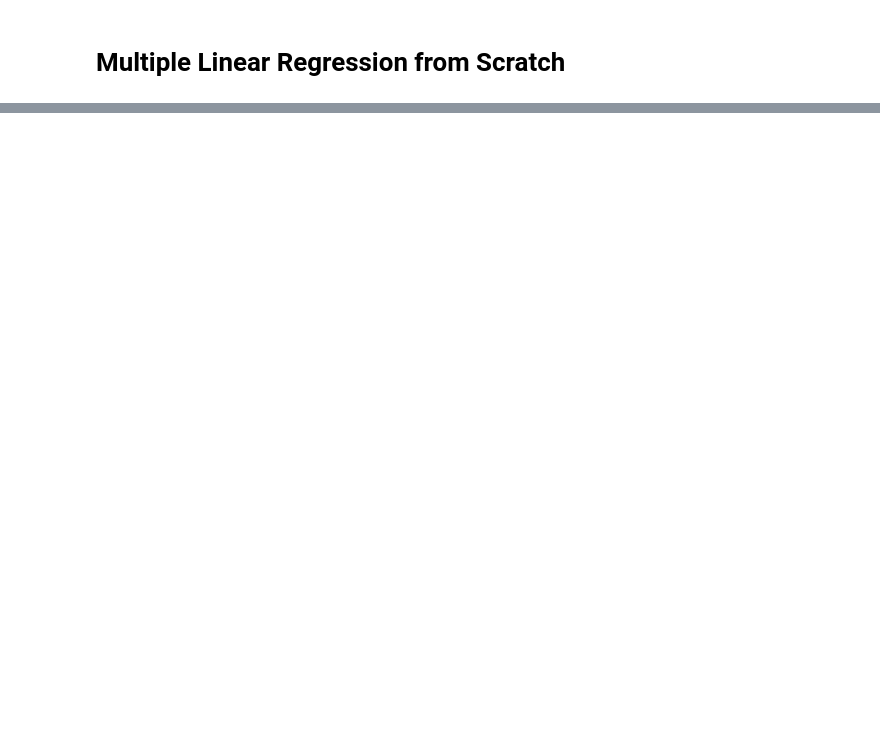
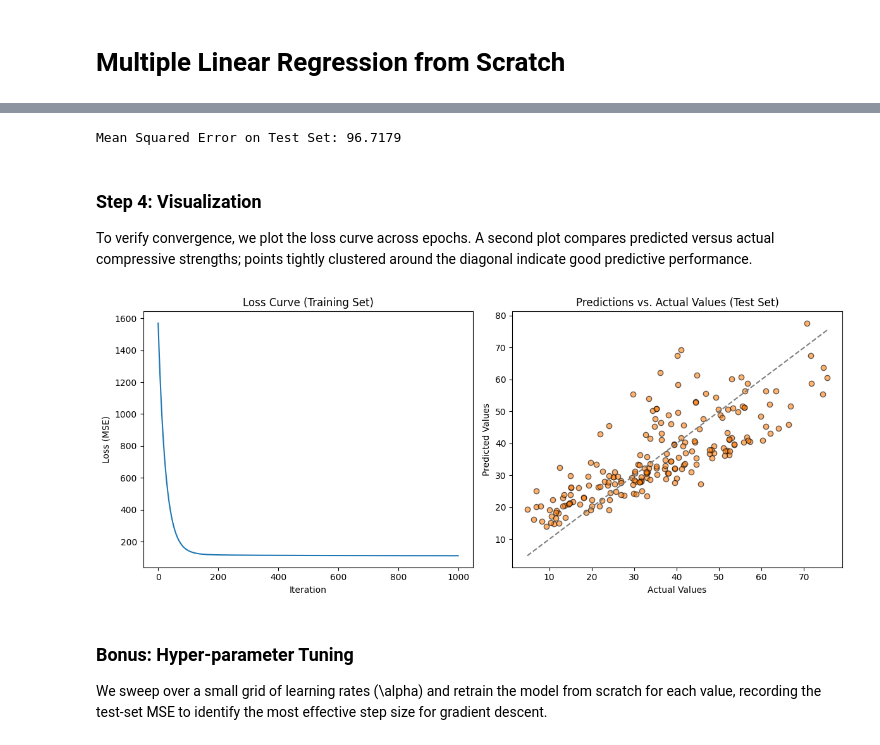
Before and after one commit to Atik203/AI-Practice, a Jupyter notebook: assignment.ipynb, the cells around one changed output, grey strips where cells are left out. Drawn from its saved outputs; the diff is of its cells as text; code cells hidden in the pictures; blank space fills up the shorter version.

```diff
--- a/assignment.ipynb
+++ b/assignment.ipynb
@@ -31 +157,47 @@ Here, we initialize the model parameters (theta and bias) and train the model us
+# %%
+# Forward pass on the normalized test features (ŷ_test = X_test θ + b) — implements test hypothesis (Eq. 6)
+y_pred_test = np.dot(X_test, theta) + b
+
+# Compute test MSE using the same formula as during training (Eq. 6)
+mse = np.mean((y_pred_test - y_test) ** 2)
+print(f'Mean Squared Error on Test Set: {mse:.4f}')
+# %% [output]
+Mean Squared Error on Test Set: 96.7179
+# %% [markdown]
+### Step 4: Visualization
+
+To verify convergence, we plot the loss curve across epochs.  A second plot compares predicted versus actual compressive strengths; points tightly clustered around the diagonal indicate good predictive performance.
+# %%
+import matplotlib.pyplot as plt
+
+plt.figure(figsize=(12, 5))
+
+# ----------------------------------------------------------------------------
+# Plot 1: Training loss vs. iteration to monitor gradient descent convergence
+# ----------------------------------------------------------------------------
+plt.subplot(1, 2, 1)
+plt.plot(losses, color='tab:blue')
+plt.xlabel('Iteration')
+plt.ylabel('Loss (MSE)')
+plt.title('Loss Curve (Training Set)')
+
+# ----------------------------------------------------------------------------
+# Plot 2: Scatter plot of actual vs. predicted compressive strength on test set
+# If predictions are perfect, points lie on the 45° line y = x.
+# ----------------------------------------------------------------------------
+plt.subplot(1, 2, 2)
+plt.scatter(y_test.ravel(), y_pred_test.ravel(), alpha=0.6, color='tab:orange', edgecolor='k')
+plt.plot([y_test.min(), y_test.max()], [y_test.min(), y_test.max()], color='gray', linestyle='--')
+plt.xlabel('Actual Values')
+plt.ylabel('Predicted Values')
+plt.title('Predictions vs. Actual Values (Test Set)')
+
+plt.tight_layout()
+plt.show()
+# %% [output]
+[figure, added]
+# %% [markdown]
+### Bonus: Hyper-parameter Tuning
+
+We sweep over a small grid of learning rates \(\alpha\) and retrain the model from scratch for each value, recording the test-set MSE to identify the most effective step size for gradient descent.
 # %%
```
Also changed, not shown: parts of 15 cells of this notebook, 1 other file.
